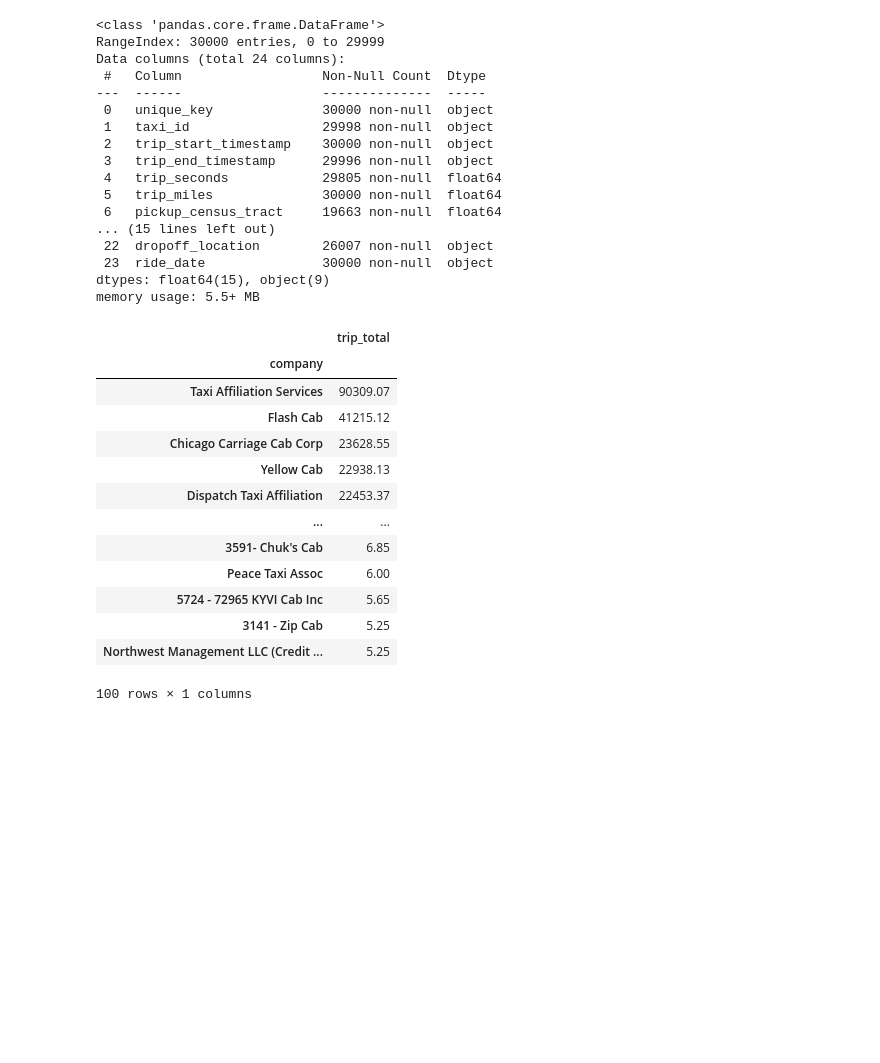
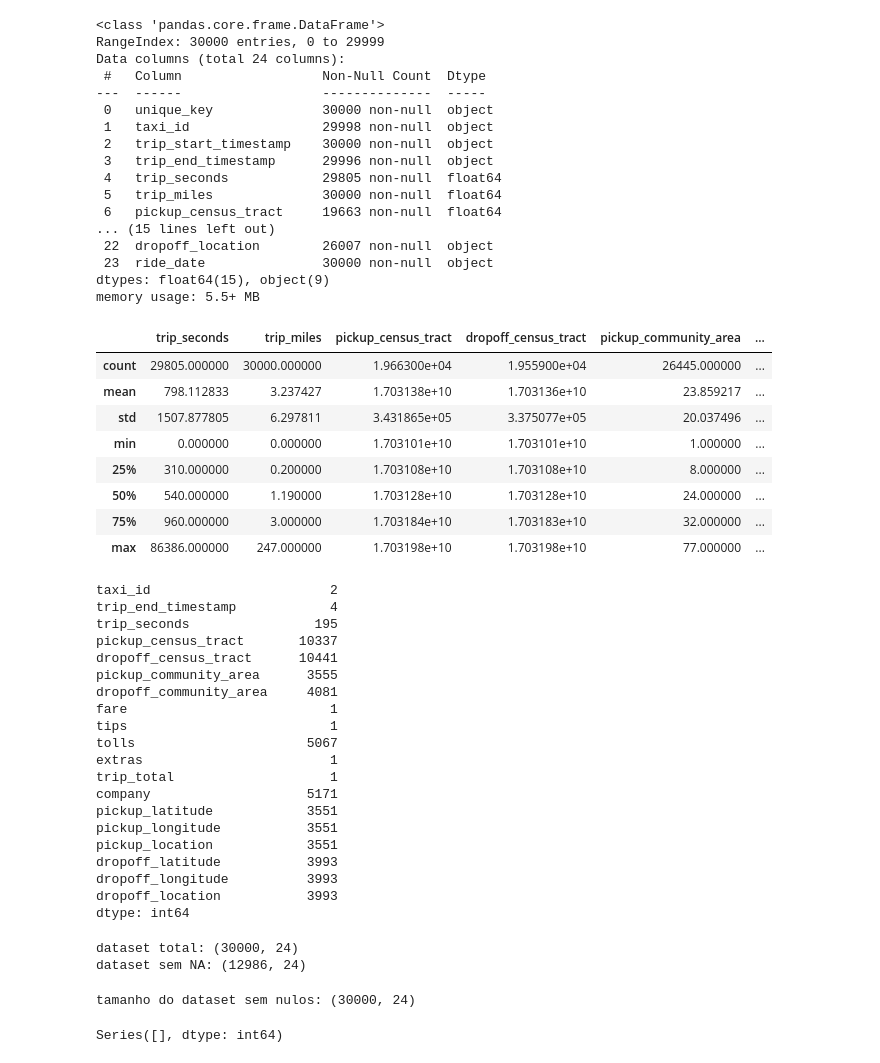
Before and after one commit to msbrasil/CiDAMO-Desafios, a Jupyter notebook: Desafio 1 - Taxi Ride Price/main.ipynb, the cells around one changed output. Cells and saved outputs as stored; diff of their text form; code cells hidden in the pictures; blank space fills up the shorter version.

```diff
--- a/Desafio 1 - Taxi Ride Price/main.ipynb
+++ b/Desafio 1 - Taxi Ride Price/main.ipynb
@@ -43,20 +43,45 @@ Data columns (total 24 columns):
  23  ride_date               30000 non-null  object
 dtypes: float64(15), object(9)
 memory usage: 5.5+ MB
-# %%
-taxi_train.groupby('company')[['trip_total']].sum().sort_values(by='trip_total', ascending=False)
-# %% [output]
-|  | trip_total |
-| company |  |
-| Taxi Affiliation Services | 90309.07 |
-| Flash Cab | 41215.12 |
-| Chicago Carriage Cab Corp | 23628.55 |
-| Yellow Cab | 22938.13 |
-| Dispatch Taxi Affiliation | 22453.37 |
-| ... | ... |
-| 3591- Chuk's Cab | 6.85 |
-| Peace Taxi Assoc | 6.00 |
-| 5724 - 72965 KYVI Cab Inc | 5.65 |
-| 3141 - Zip Cab | 5.25 |
-| Northwest Management LLC (Credit ... | 5.25 |
-100 rows × 1 columns
+# %%
+taxi_train.describe()
+# %% [output]
+|  | trip_seconds | trip_miles | pickup_census_tract | dropoff_census_tract | pickup_community_area | ... |
+| count | 29805.000000 | 30000.000000 | 1.966300e+04 | 1.955900e+04 | 26445.000000 | ... |
+| mean | 798.112833 | 3.237427 | 1.703138e+10 | 1.703136e+10 | 23.859217 | ... |
+| std | 1507.877805 | 6.297811 | 3.431865e+05 | 3.375077e+05 | 20.037496 | ... |
+| min | 0.000000 | 0.000000 | 1.703101e+10 | 1.703101e+10 | 1.000000 | ... |
+| 25% | 310.000000 | 0.200000 | 1.703108e+10 | 1.703108e+10 | 8.000000 | ... |
+| 50% | 540.000000 | 1.190000 | 1.703128e+10 | 1.703128e+10 | 24.000000 | ... |
+| 75% | 960.000000 | 3.000000 | 1.703184e+10 | 1.703183e+10 | 32.000000 | ... |
+| max | 86386.000000 | 247.000000 | 1.703198e+10 | 1.703198e+10 | 77.000000 | ... |
+# %%
+taxi_train.isnull().sum()[taxi_train.isnull().sum() > 0] #a primeira parte pega todas as colunas e soma cada campo e
+                                                    # a segunda parte mostra só as colunas q contém 1 ou mais valores
+# %% [output]
+taxi_id                       2
+trip_end_timestamp            4
+trip_seconds                195
+pickup_census_tract       10337
+dropoff_census_tract      10441
+pickup_community_area      3555
+dropoff_community_area     4081
+fare                          1
+tips                          1
+tolls                      5067
+extras                        1
+trip_total                    1
+company                    5171
+pickup_latitude            3551
+pickup_longitude           3551
+pickup_location            3551
+dropoff_latitude           3993
+dropoff_longitude          3993
+dropoff_location           3993
+dtype: int64
+# %%
+print(f'dataset total: {taxi_train.shape}')
+print(f'dataset sem NA: {taxi_train.dropna().shape}')
+# %% [output]
+dataset total: (30000, 24)
+dataset sem NA: (12986, 24)
@@ -62,0 +93,6 @@ taxi_train.groupby('company')[['trip_total']].sum().sort_values(by='trip_total',
+# %%
+print(f"tamanho do dataset sem nulos: {taxi_sem_nulos.shape} \n")
+taxi_sem_nulos.isnull().sum()[taxi_sem_nulos.isnull().sum() > 0]
+# %% [output]
+tamanho do dataset sem nulos: (30000, 24)
+Series([], dtype: int64)
```
Also changed, not shown: parts of 13 cells of this notebook, 1 other file.
